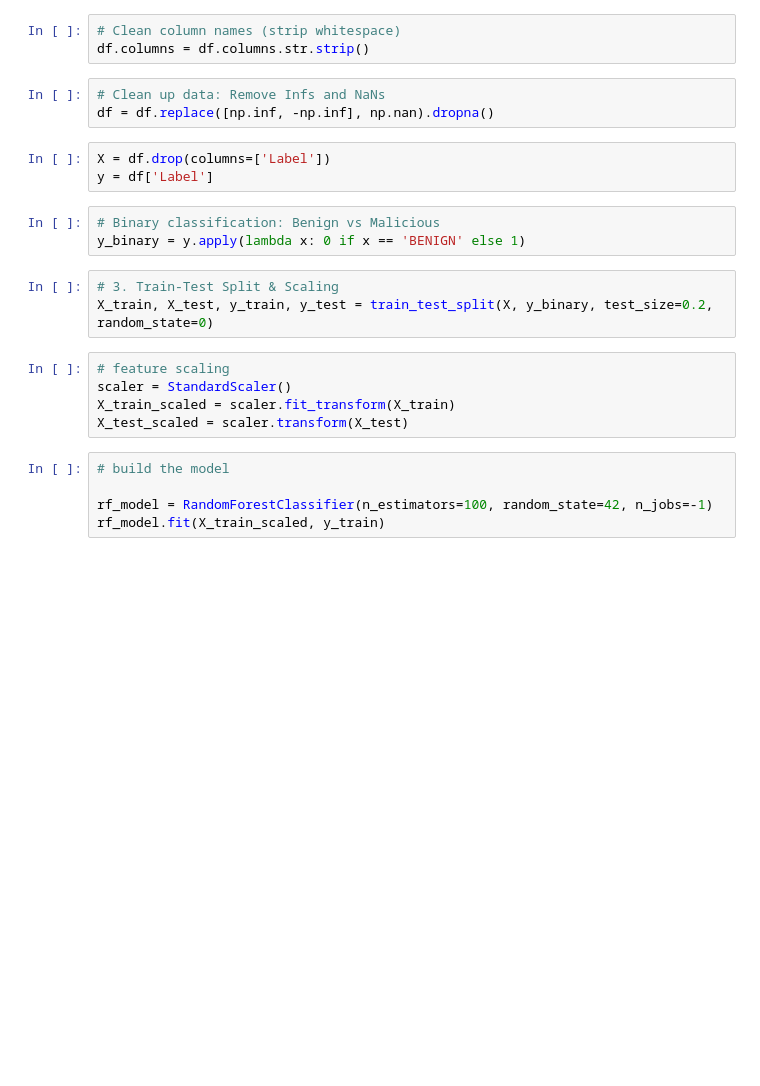
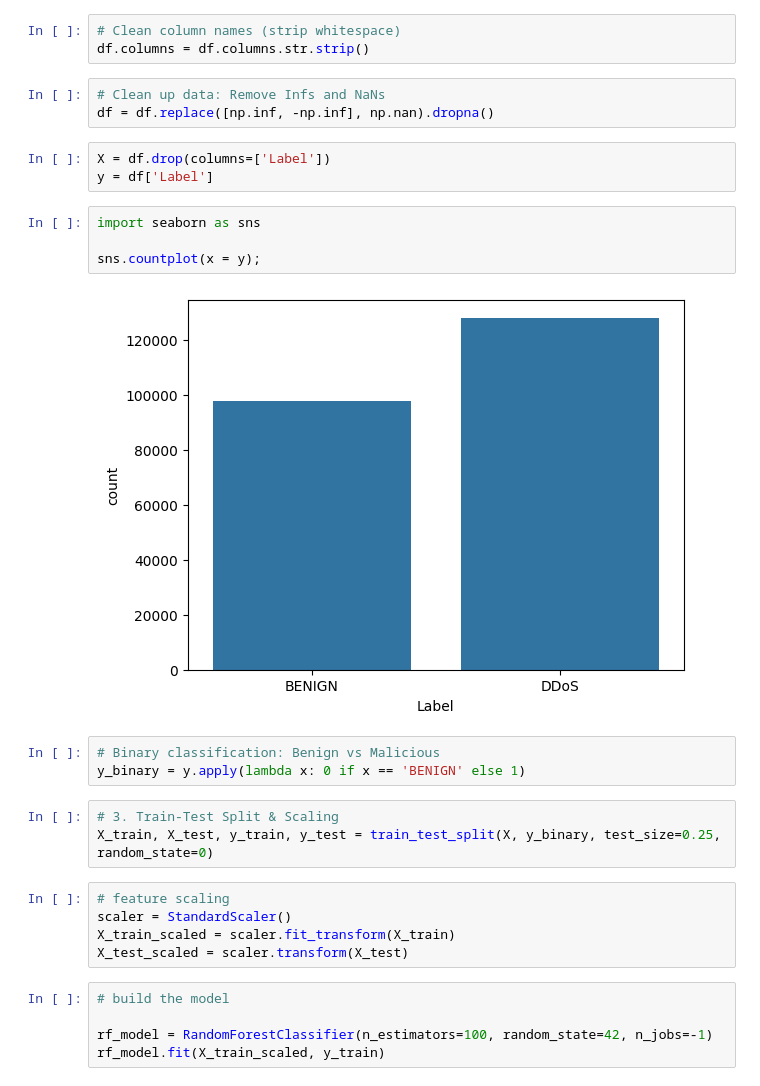
Before and after one commit to AdityaThakare72/Modern_AI_Ecosystems_MITADT_May2026, a Jupyter notebook: cyber_ml_llm/cicids-ml.ipynb, the cells around one changed output. Saved outputs shown, nothing was run; the diff lists cells and outputs as text; blank space fills up the shorter version.

```diff
--- a/cyber_ml_llm/cicids-ml.ipynb
+++ b/cyber_ml_llm/cicids-ml.ipynb
@@ -16,12 +26,18 @@ df = df.replace([np.inf, -np.inf], np.nan).dropna()
 # %%
 X = df.drop(columns=['Label'])
 y = df['Label']
+# %%
+import seaborn as sns
+
+sns.countplot(x = y);
+# %% [output]
+[figure, added]
 # %%
 # Binary classification: Benign vs Malicious
 y_binary = y.apply(lambda x: 0 if x == 'BENIGN' else 1)
 # %%
 # 3. Train-Test Split & Scaling
-X_train, X_test, y_train, y_test = train_test_split(X, y_binary, test_size=0.2, random_state=0)
+X_train, X_test, y_train, y_test = train_test_split(X, y_binary, test_size=0.25, random_state=0)
 # %%
 # feature scaling
 scaler = StandardScaler()
```
Also changed, not shown: parts of 3 cells of this notebook, 1 other file.
